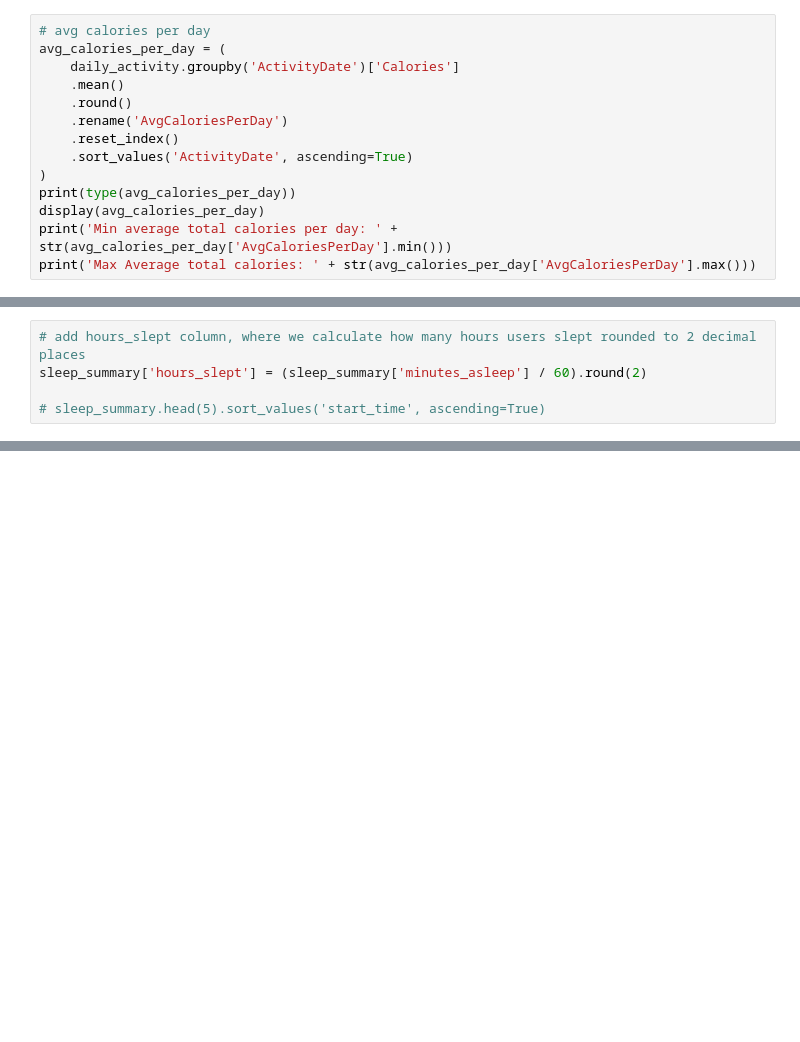
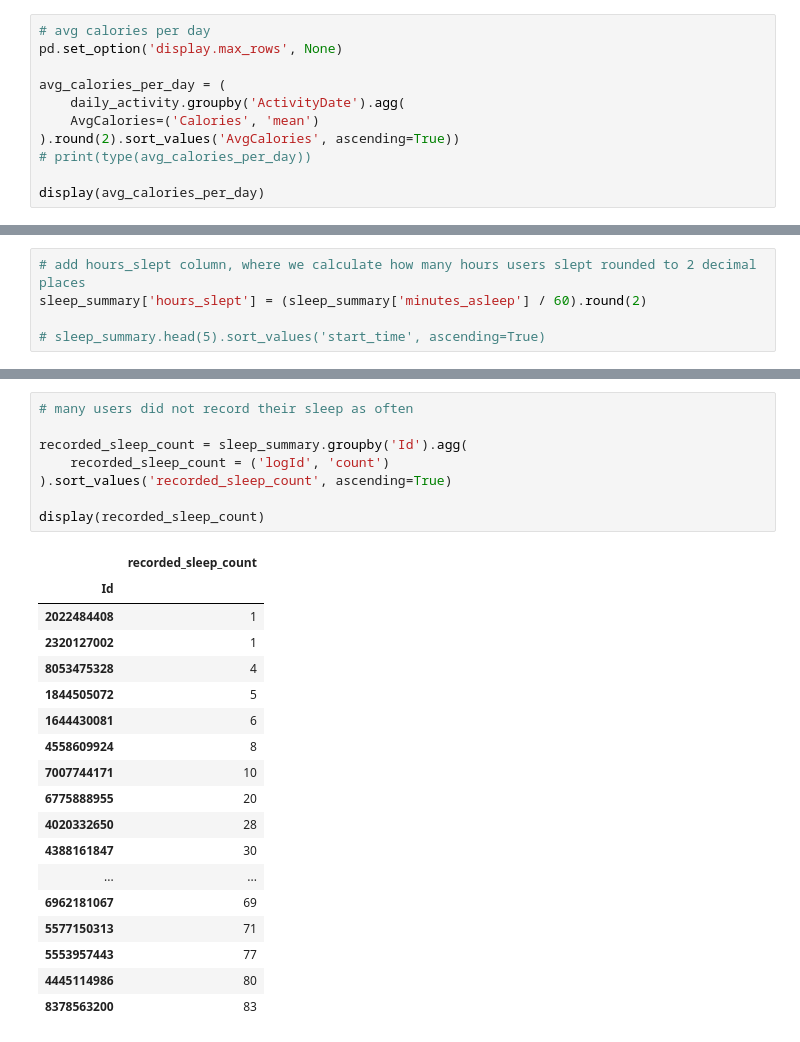
Before and after one commit to danijia/bellabeat-case-study, a Jupyter notebook: Jupyter Notebooks/bellabeat-case-study.ipynb, the cells around one changed output, grey strips where cells are left out. Cells and saved outputs as stored; diff of their text form; blank space fills up the shorter version.

```diff
--- a/Jupyter Notebooks/bellabeat-case-study.ipynb
+++ b/Jupyter Notebooks/bellabeat-case-study.ipynb
@@ -314,15 +204,12 @@ Now that data has be loaded and preprocessed, it's time for analysis.
 ### Calculate Aggregates
 # %%
 # avg calories per day
+pd.set_option('display.max_rows', None)
+
 avg_calories_per_day = (
-    daily_activity.groupby('ActivityDate')['Calories']
-    .mean()
-    .round()
-    .rename('AvgCaloriesPerDay')
-    .reset_index()
-    .sort_values('ActivityDate', ascending=True)
-)
-print(type(avg_calories_per_day))
+    daily_activity.groupby('ActivityDate').agg(
+    AvgCalories=('Calories', 'mean')
+).round(2).sort_values('AvgCalories', ascending=True))
+# print(type(avg_calories_per_day))
+
 display(avg_calories_per_day)
-print('Min average total calories per day: ' + str(avg_calories_per_day['AvgCaloriesPerDay'].min()))
-print('Max Average total calories: ' + str(avg_calories_per_day['AvgCaloriesPerDay'].max()))
@@ -552 +279,28 @@ display(sleep_summary[sleep_summary['Id'] == 6962181067]) # tracked their sleep
+# %%
+# many users did not record their sleep as often
+
+recorded_sleep_count = sleep_summary.groupby('Id').agg(
+    recorded_sleep_count = ('logId', 'count')
+).sort_values('recorded_sleep_count', ascending=True)
+
+display(recorded_sleep_count)
+# %% [output]
+|  | recorded_sleep_count |
+| Id |  |
+| 2022484408 | 1 |
+| 2320127002 | 1 |
+| 8053475328 | 4 |
+| 1844505072 | 5 |
+| 1644430081 | 6 |
+| 4558609924 | 8 |
+| 7007744171 | 10 |
+| 6775888955 | 20 |
+| 4020332650 | 28 |
+| 4388161847 | 30 |
+| ... | ... |
+| 6962181067 | 69 |
+| 5577150313 | 71 |
+| 5553957443 | 77 |
+| 4445114986 | 80 |
+| 8378563200 | 83 |
 # %% [markdown]
```
Also changed, not shown: parts of 28 cells of this notebook.
